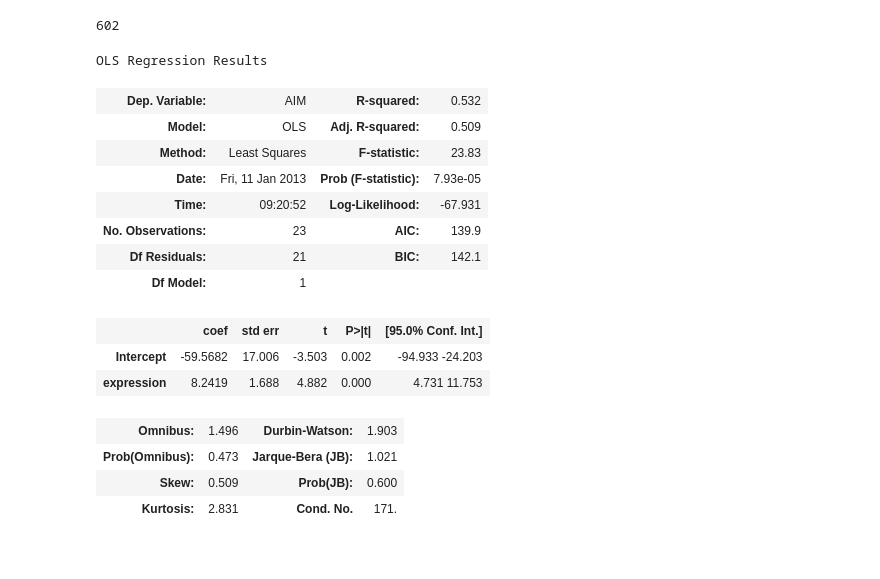
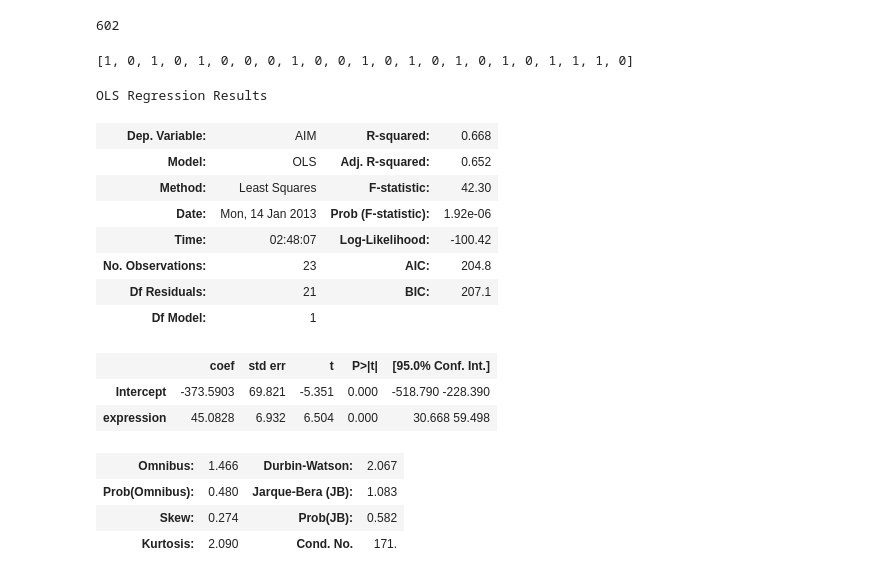
Before and after one commit to aheilbut/pdmouse, a Jupyter notebook: py/PDfilters.ipynb, the cells around one changed output. Drawn from its saved outputs; the diff is of its cells as text; code cells hidden in the pictures.

```diff
--- a/py/PDfilters.ipynb
+++ b/py/PDfilters.ipynb
@@ -666,4 +668,5 @@ sum( statsmodels.sandbox.stats.multicomp.multipletests(c, method="fdr_bh", alpha
 # %%
 fimodel = "AIM ~ expression"
 cur_gene = pandas.DataFrame( { "expression" : pd_all.ix["1422507_at", ss_cp73_allchronic.filenames],
-                               "AIM" : list(ss_cp73_allchronic["Day8AIM"].fillna(0)) } )
+                               "dose" : [int(i) for i in ss_cp73_allchronic["DrugTreat"] == "Chronic high levodopa"],
+                               "AIM" : list(ss_cp73_allchronic["totalAIM"].fillna(0)) } )
@@ -670,2 +680,6 @@ cur_gene = pandas.DataFrame( { "expression" : pd_all.ix["1422507_at", ss_cp73_al
+# %%
+[int(i) for i in ss_cp73_allchronic["DrugTreat"] == "Chronic high levodopa"]
+# %% [output]
+[1, 0, 1, 0, 1, 0, 0, 0, 1, 0, 0, 1, 0, 1, 0, 1, 0, 1, 0, 1, 1, 1, 0]
 # %%
 from statsmodels.formula.api import ols
@@ -674,19 +686,24 @@ m = ols(fimodel, cur_gene).fit()
+# %%
+m1 = ols(fimodel, cur_gene).fit()
+m2 = ols(model2, cur_gene).fit()
+m3 = ols(model3, cur_gene).fit()
+m4 = ols(model4, cur_gene).fit()
 # %%
-m.summary()
+m1.summary()
 # %% [output]
 OLS Regression Results
-| Dep. Variable: | AIM | R-squared: | 0.532 |
-| Model: | OLS | Adj. R-squared: | 0.509 |
-| Method: | Least Squares | F-statistic: | 23.83 |
-| Date: | Fri, 11 Jan 2013 | Prob (F-statistic): | 7.93e-05 |
-| Time: | 09:20:52 | Log-Likelihood: | -67.931 |
-| No. Observations: | 23 | AIC: | 139.9 |
-| Df Residuals: | 21 | BIC: | 142.1 |
+| Dep. Variable: | AIM | R-squared: | 0.668 |
+| Model: | OLS | Adj. R-squared: | 0.652 |
+| Method: | Least Squares | F-statistic: | 42.30 |
+| Date: | Mon, 14 Jan 2013 | Prob (F-statistic): | 1.92e-06 |
+| Time: | 02:48:07 | Log-Likelihood: | -100.42 |
+| No. Observations: | 23 | AIC: | 204.8 |
+| Df Residuals: | 21 | BIC: | 207.1 |
 | Df Model: | 1 |  |  |
 |  | coef | std err | t | P>|t| | [95.0% Conf. Int.] |
-| Intercept | -59.5682 | 17.006 | -3.503 | 0.002 | -94.933 -24.203 |
-| expression | 8.2419 | 1.688 | 4.882 | 0.000 | 4.731 11.753 |
+| Intercept | -373.5903 | 69.821 | -5.351 | 0.000 | -518.790 -228.390 |
+| expression | 45.0828 | 6.932 | 6.504 | 0.000 | 30.668 59.498 |
-| Omnibus: | 1.496 | Durbin-Watson: | 1.903 |
-| Prob(Omnibus): | 0.473 | Jarque-Bera (JB): | 1.021 |
-| Skew: | 0.509 | Prob(JB): | 0.600 |
-| Kurtosis: | 2.831 | Cond. No. | 171. |
+| Omnibus: | 1.466 | Durbin-Watson: | 2.067 |
+| Prob(Omnibus): | 0.480 | Jarque-Bera (JB): | 1.083 |
+| Skew: | 0.274 | Prob(JB): | 0.582 |
+| Kurtosis: | 2.090 | Cond. No. | 171. |
```
Also changed, not shown: parts of 19 cells of this notebook, 1 other file.
